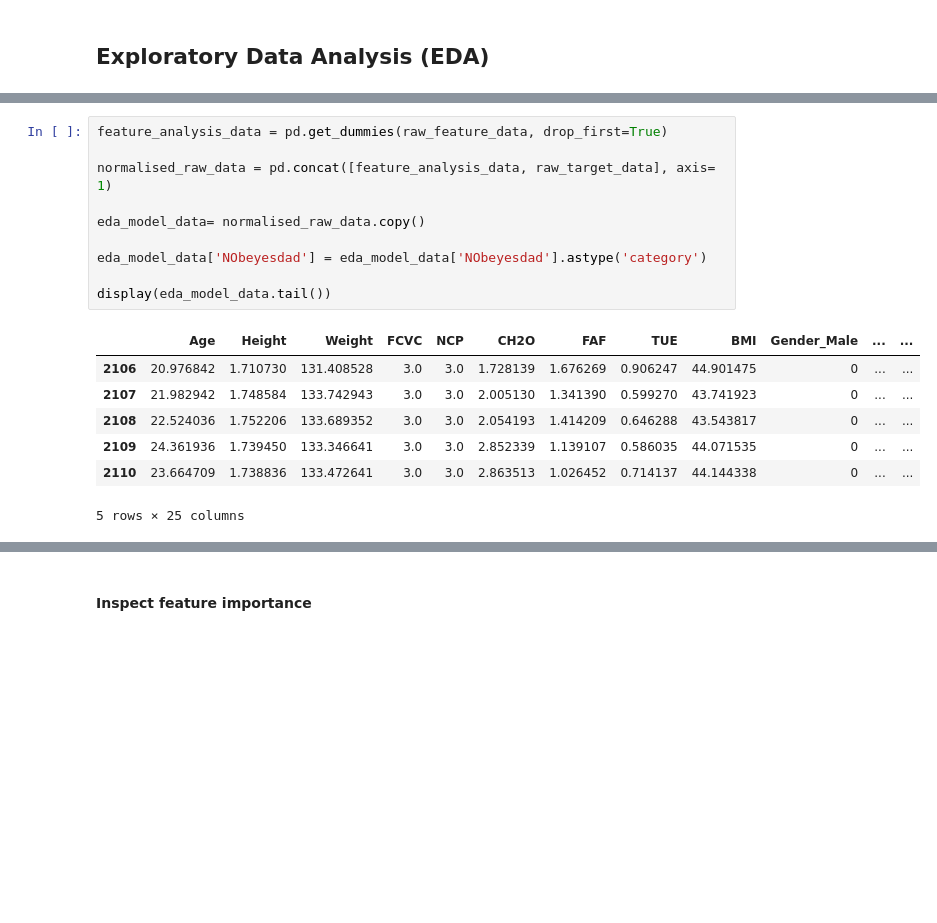
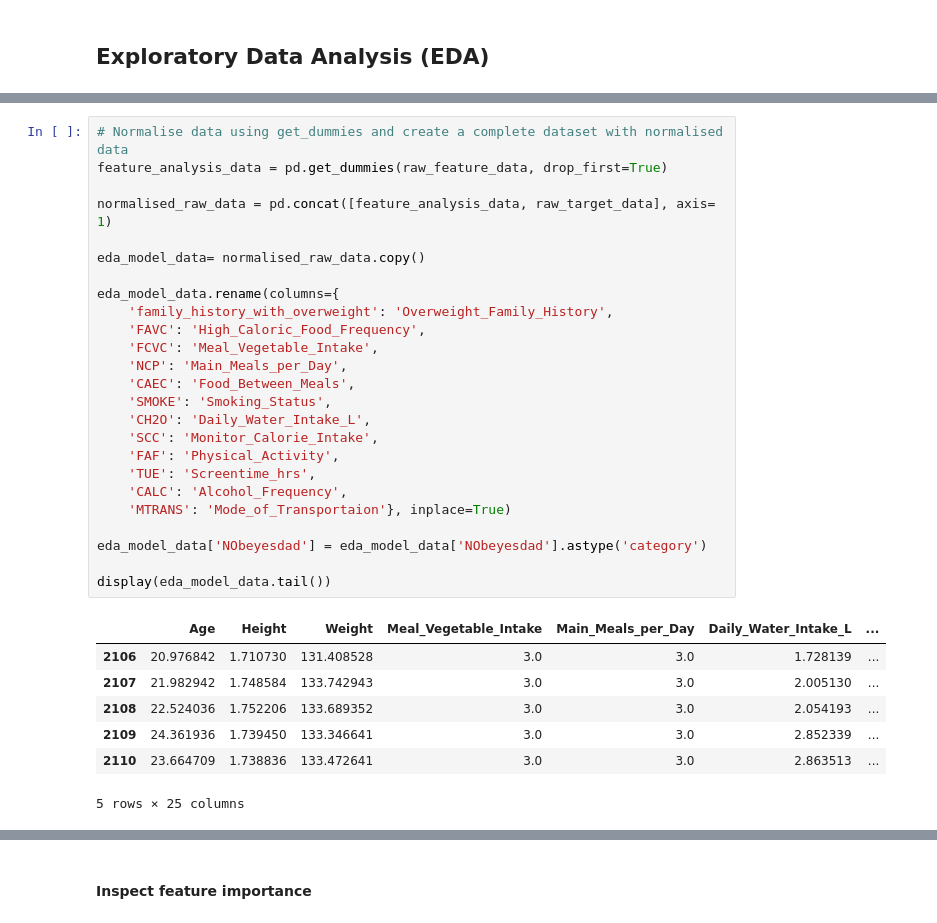
Before and after one commit to Sueraaa/proj-4-grp-1, a Jupyter notebook: COMPLETE_modelling_analysis.ipynb, the cells around one changed output, grey strips where cells are left out. Drawn from its saved outputs; the diff is of its cells as text; blank space fills up the shorter version.

```diff
--- a/COMPLETE_modelling_analysis.ipynb
+++ b/COMPLETE_modelling_analysis.ipynb
@@ -370,18 +354,33 @@ processed_feature_data
 # %%
+# Normalise data using get_dummies and create a complete dataset with normalised data
 feature_analysis_data = pd.get_dummies(raw_feature_data, drop_first=True)
 
 normalised_raw_data = pd.concat([feature_analysis_data, raw_target_data], axis= 1)
 
 eda_model_data= normalised_raw_data.copy()
 
+eda_model_data.rename(columns={
+    'family_history_with_overweight': 'Overweight_Family_History',
+    'FAVC': 'High_Caloric_Food_Frequency',
+    'FCVC': 'Meal_Vegetable_Intake',
+    'NCP': 'Main_Meals_per_Day',
+    'CAEC': 'Food_Between_Meals',
+    'SMOKE': 'Smoking_Status',
+    'CH2O': 'Daily_Water_Intake_L',
+    'SCC': 'Monitor_Calorie_Intake',
+    'FAF': 'Physical_Activity',
+    'TUE': 'Screentime_hrs',
+    'CALC': 'Alcohol_Frequency',
+    'MTRANS': 'Mode_of_Transportaion'}, inplace=True)
+
 eda_model_data['NObeyesdad'] = eda_model_data['NObeyesdad'].astype('category')
 
 display(eda_model_data.tail())
 # %% [output]
-|  | Age | Height | Weight | FCVC | NCP | CH2O | FAF | TUE | BMI | Gender_Male | ... | ... |
-| 2106 | 20.976842 | 1.710730 | 131.408528 | 3.0 | 3.0 | 1.728139 | 1.676269 | 0.906247 | 44.901475 | 0 | ... | ... |
-| 2107 | 21.982942 | 1.748584 | 133.742943 | 3.0 | 3.0 | 2.005130 | 1.341390 | 0.599270 | 43.741923 | 0 | ... | ... |
-| 2108 | 22.524036 | 1.752206 | 133.689352 | 3.0 | 3.0 | 2.054193 | 1.414209 | 0.646288 | 43.543817 | 0 | ... | ... |
-| 2109 | 24.361936 | 1.739450 | 133.346641 | 3.0 | 3.0 | 2.852339 | 1.139107 | 0.586035 | 44.071535 | 0 | ... | ... |
-| 2110 | 23.664709 | 1.738836 | 133.472641 | 3.0 | 3.0 | 2.863513 | 1.026452 | 0.714137 | 44.144338 | 0 | ... | ... |
+|  | Age | Height | Weight | Meal_Vegetable_Intake | Main_Meals_per_Day | Daily_Water_Intake_L | ... |
+| 2106 | 20.976842 | 1.710730 | 131.408528 | 3.0 | 3.0 | 1.728139 | ... |
+| 2107 | 21.982942 | 1.748584 | 133.742943 | 3.0 | 3.0 | 2.005130 | ... |
+| 2108 | 22.524036 | 1.752206 | 133.689352 | 3.0 | 3.0 | 2.054193 | ... |
+| 2109 | 24.361936 | 1.739450 | 133.346641 | 3.0 | 3.0 | 2.852339 | ... |
+| 2110 | 23.664709 | 1.738836 | 133.472641 | 3.0 | 3.0 | 2.863513 | ... |
 5 rows × 25 columns
```
Also changed, not shown: parts of 36 cells of this notebook, 34 other files.
